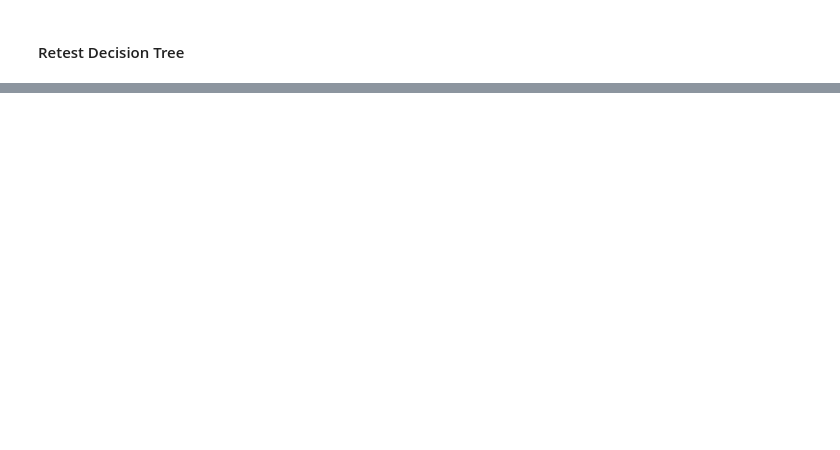
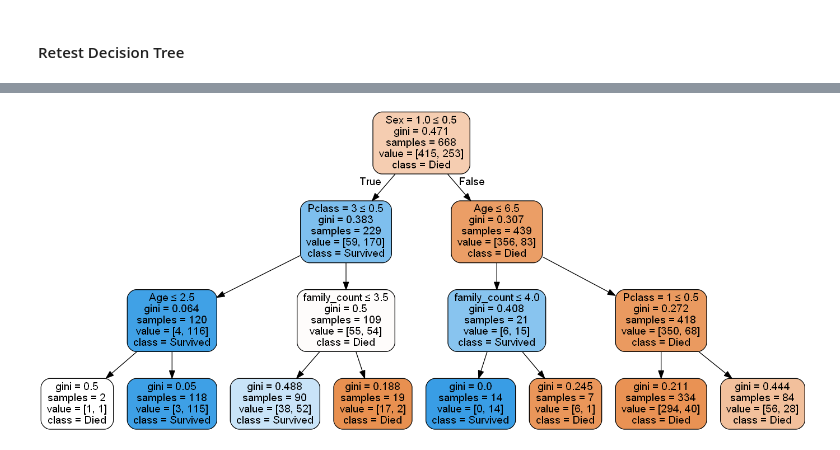
Before and after one commit to ag2816/TitanicKaggle, a Jupyter notebook: Titanic_FeatureTools.ipynb, the cells around one changed output, grey strips where cells are left out. Drawn from its saved outputs; the diff is of its cells as text; code cells hidden in the pictures; blank space fills up the shorter version.

```diff
--- a/Titanic_FeatureTools.ipynb
+++ b/Titanic_FeatureTools.ipynb
@@ -665,0 +856,12 @@ Index(['Age', 'Pclass.SUM(Passengers.Age)',
+# %%
+# Threshold for removing correlated variables
+threshold = 0.7
+
+# Absolute value correlation matrix
+corr_matrix = X_train.corr().abs()
+upper = corr_matrix.where(np.triu(np.ones(corr_matrix.shape), k=1).astype(np.bool))
+# %%
+# Select columns with correlations above threshold
+collinear_features = [column for column in upper.columns if any(upper[column] > threshold)]
+
+print('There are %d features to remove.' % (len(collinear_features)))
@@ -665,0 +870,4 @@ Index(['Age', 'Pclass.SUM(Passengers.Age)',
+# %%
+X_train_flt = X_train.drop(columns = collinear_features)
+X_test_flt = X_test.drop(columns = collinear_features)
+X_train_flt.shape, X_test_flt.shape
@@ -665,0 +895,2 @@ Index(['Age', 'Pclass.SUM(Passengers.Age)',
+# %%
+run_classification(X_train_flt, X_test_flt)
@@ -665,0 +947,19 @@ Index(['Age', 'Pclass.SUM(Passengers.Age)',
+# %%
+# Use graphviz to make a chart of the regression tree decision points:
+from sklearn.externals.six import StringIO
+from IPython.display import Image
+from sklearn.tree import export_graphviz
+import pydotplus
+
+dot_data = StringIO()
+
+export_graphviz(classifier, out_file=dot_data,
+                filled=True, rounded=True,
+                special_characters=True,
+                 feature_names=X_train_flt.columns,
+        class_names=["Died", "Survived"])
+
+graph = pydotplus.graph_from_dot_data(dot_data.getvalue())
+Image(graph.create_png())
+# %% [output]
+[figure, added]
```
Also changed, not shown: parts of 76 cells of this notebook.
